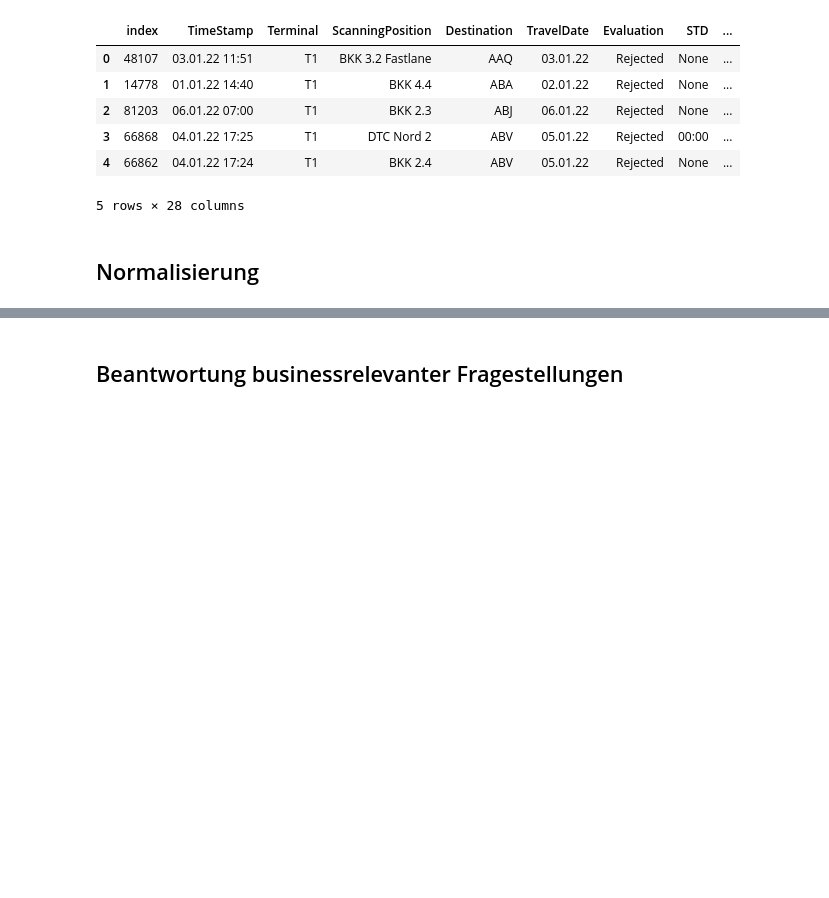
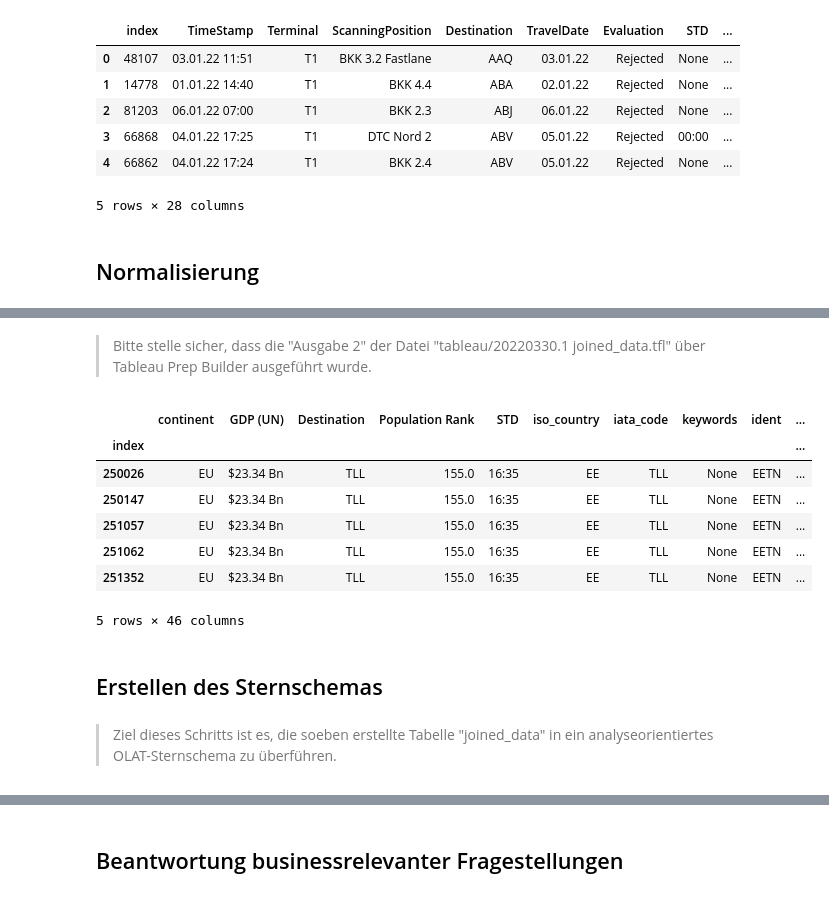
Before and after one commit to italyboy2012/bi-project, a Jupyter notebook: BKK-Analyse.ipynb, the cells around one changed output, grey strips where cells are left out. Drawn from its saved outputs; the diff is of its cells as text; code cells hidden in the pictures; blank space fills up the shorter version.

```diff
--- a/BKK-Analyse.ipynb
+++ b/BKK-Analyse.ipynb
@@ -258,0 +141,18 @@ Im konkreten soll ein Stern-Schema erstellt werden, welches die vorhandenen Tabe
+# %% [markdown]
+> Bitte stelle sicher, dass die "Ausgabe 2" der Datei "tableau/20220330.1 joined_data.tfl" über Tableau Prep Builder ausgeführt wurde.
+# %%
+df_joinedData = pd.read_sql('Select * FROM joined_data', index_col='index', con=db_connection)
+df_joinedData.head()
+# %% [output]
+|  | continent | GDP (UN) | Destination | Population Rank | STD | iso_country | iata_code | keywords | ident | ... |
+| index |  |  |  |  |  |  |  |  |  | ... |
+| 250026 | EU | $23.34 Bn | TLL | 155.0 | 16:35 | EE | TLL | None | EETN | ... |
+| 250147 | EU | $23.34 Bn | TLL | 155.0 | 16:35 | EE | TLL | None | EETN | ... |
+| 251057 | EU | $23.34 Bn | TLL | 155.0 | 16:35 | EE | TLL | None | EETN | ... |
+| 251062 | EU | $23.34 Bn | TLL | 155.0 | 16:35 | EE | TLL | None | EETN | ... |
+| 251352 | EU | $23.34 Bn | TLL | 155.0 | 16:35 | EE | TLL | None | EETN | ... |
+5 rows × 46 columns
+# %% [markdown]
+## Erstellen des Sternschemas
+# %% [markdown]
+> Ziel dieses Schritts ist es, die soeben erstellte Tabelle "joined_data" in ein analyseorientiertes OLAT-Sternschema zu überführen.
```
Also changed, not shown: parts of 43 cells of this notebook, 6 other files.
